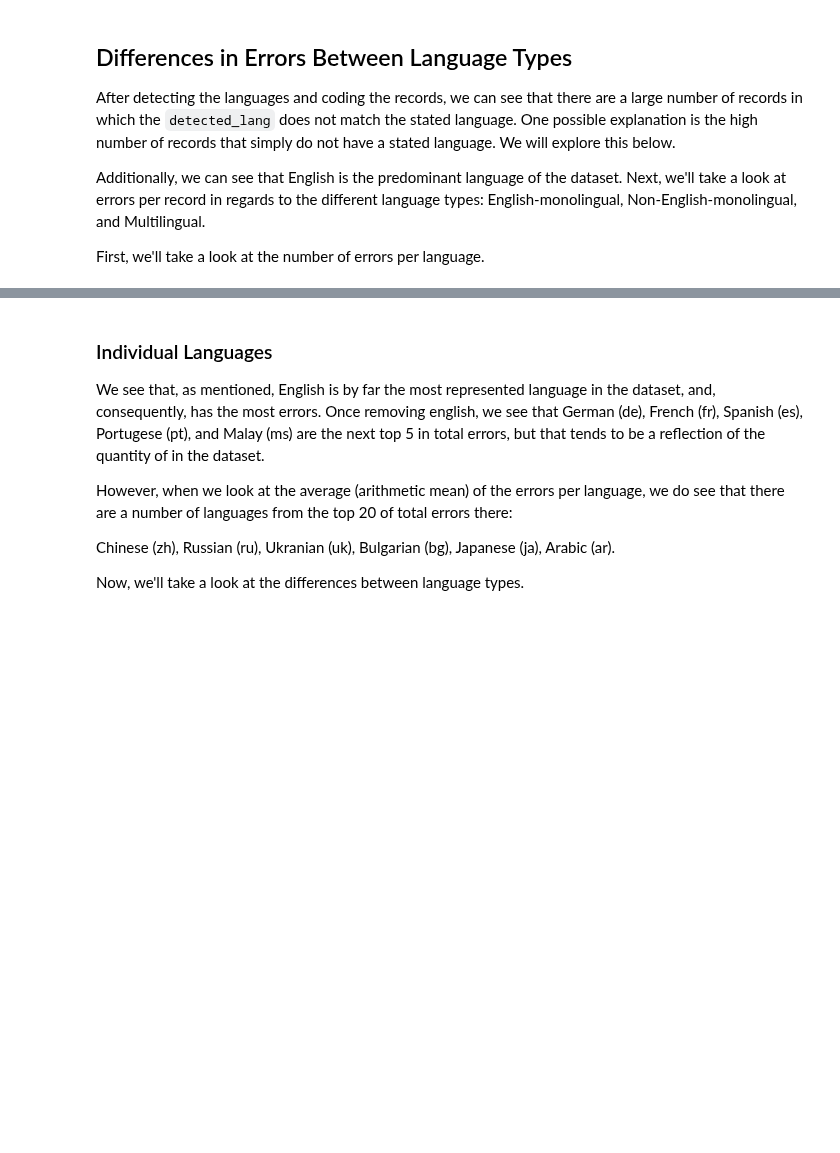
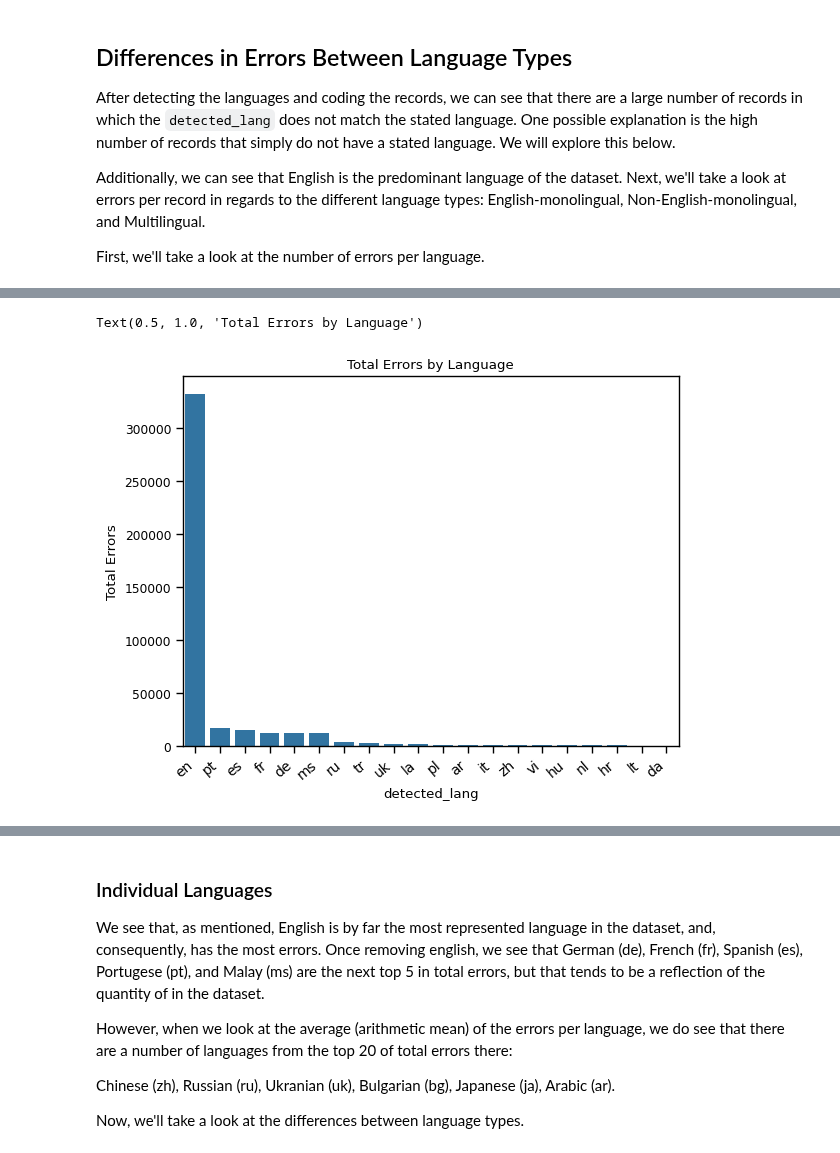
Before and after one commit to ShillyJWakes/crossref-metadata-heurestics, a Jupyter notebook: notebooks/04_language_detection.ipynb, the cells around one changed output, grey strips where cells are left out. Cells and saved outputs as stored; diff of their text form; code cells hidden in the pictures; blank space fills up the shorter version.

Commit message:
Converting to XML data source

```diff
--- a/notebooks/04_language_detection.ipynb
+++ b/notebooks/04_language_detection.ipynb
@@ -37,5 +38,5 @@ data_dir = Path('../data')
 input_dir = data_dir / 'input'
 output_dir = data_dir / 'output'
 # Loading in dataset
-df_all = pd.read_csv(output_dir / '03_labeled_data.csv', parse_dates=['created', 'deposited'])
-df = df_all.loc[df_all.abstract.notnull()]
+df = pd.read_parquet(output_dir / '03_labeled_data.parquet')
+#df = df_all.loc[df_all.abstracts.notnull()]
@@ -64,21 +63,22 @@ lang_list = ['af', 'am', 'ar', 'as', 'az', 'be', 'bg', 'bn', 'br',
              'wa', 'xh', 'zh', 'zu']
 identifier.set_languages(langs=lang_list)
 # Check across multiple fields within each record for the languages present.
-def record_lang_checker(abstract):
+def record_lang_checker(abstracts: List[str]) -> Optional[List[str | None]]:
     #These fields have the most text which will provide the most accurate language detection
     #fields = ['abstract', 'title', 'container-title']
     #fields = ['abstract']
     lang_list = []
     #for col in fields:
     try:
-        tokenized = sent_tokenize(abstract)
-        for i in tokenized:
-            detect = identifier.classify(i.lower())
-            # Setting a .95 probability threshold for asserting the language is indeed in the record
-            if detect[1] > .95:
-                lang_list.append(detect[0])
-            else:
-                pass
+        for abstract in abstracts:
+            tokenized = sent_tokenize(abstract)
+            for i in tokenized:
+                detect = identifier.classify(i.lower())
+                # Setting a .95 probability threshold for asserting the language is indeed in the record
+                if detect[1] > .95:
+                    lang_list.append(detect[0])
+                else:
+                    pass
     except:
         return None
     #If no language is detected, return None
@@ -88,7 +88,7 @@ def record_lang_checker(abstract):
         #Returning all of the detected languages for each record
         return list(set(lang_list))
 # %%
-df['detected_lang'] = df.abstract.map(lambda x: record_lang_checker(x))
+df['detected_lang'] = df.abstracts.map(lambda x: record_lang_checker(x))
 detected_languages = df.explode('detected_lang')
 #detected_languages.detected_lang.nunique()
 # %%
@@ -191,5 +258,5 @@ Additionally, we can see that English is the predominant language of the dataset
 First, we'll take a look at the number of errors per language.
 # %%
 grouped_langs = detected_languages.groupby('detected_lang')
-group_total_errors = grouped_langs.agg({'total_errors': 'sum', 'DOI': 'count'}).sort_values(by='DOI', ascending=False)
+group_total_errors = grouped_langs.agg({'Total Errors': 'sum', 'doi': 'count'}).sort_values(by='doi', ascending=False)
 group_total_errors[:20]
@@ -196,9 +282,12 @@ group_total_errors[:20]
 # %%
 sns.set_context('paper')
-top_20 = group_total_errors.sort_values(by='total_errors', ascending=False)[:20]
-t20plt = sns.barplot(data=top_20, x=top_20.index, y='total_errors')
+top_20 = group_total_errors.sort_values(by='Total Errors', ascending=False)[:20]
+t20plt = sns.barplot(data=top_20, x=top_20.index, y='Total Errors')
 t20plt.set_xticklabels(t20plt.get_xticklabels(), rotation=40, ha='right', fontsize=10)
 t20plt.set_title('Total Errors by Language')
+# %% [output]
+Text(0.5, 1.0, 'Total Errors by Language')
+[figure, added]
 # %%
 #Now we'll remove English, to better visualize other languages
 no_en = group_total_errors.drop('en')
```
Also changed, not shown: parts of 20 cells of this notebook, 5 other files.
